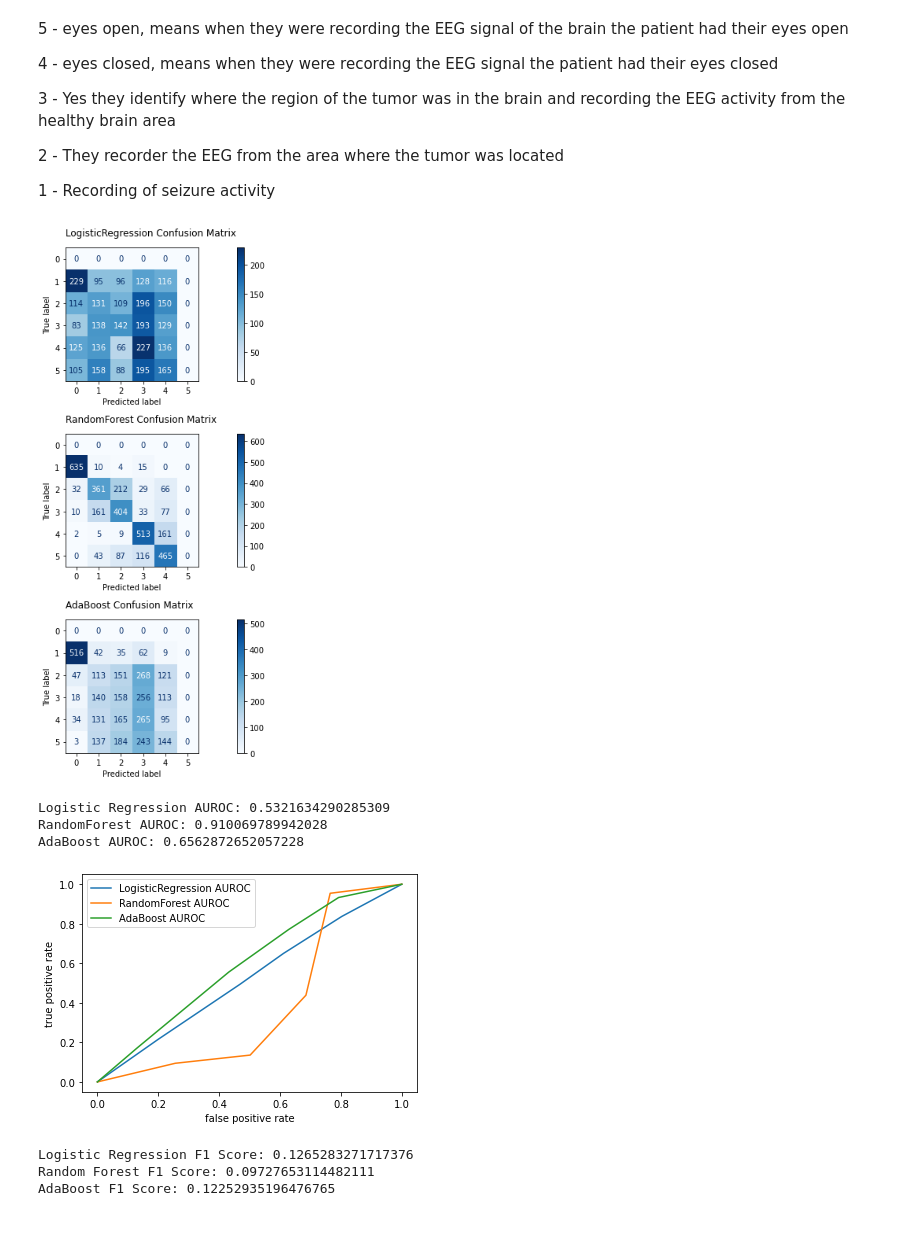
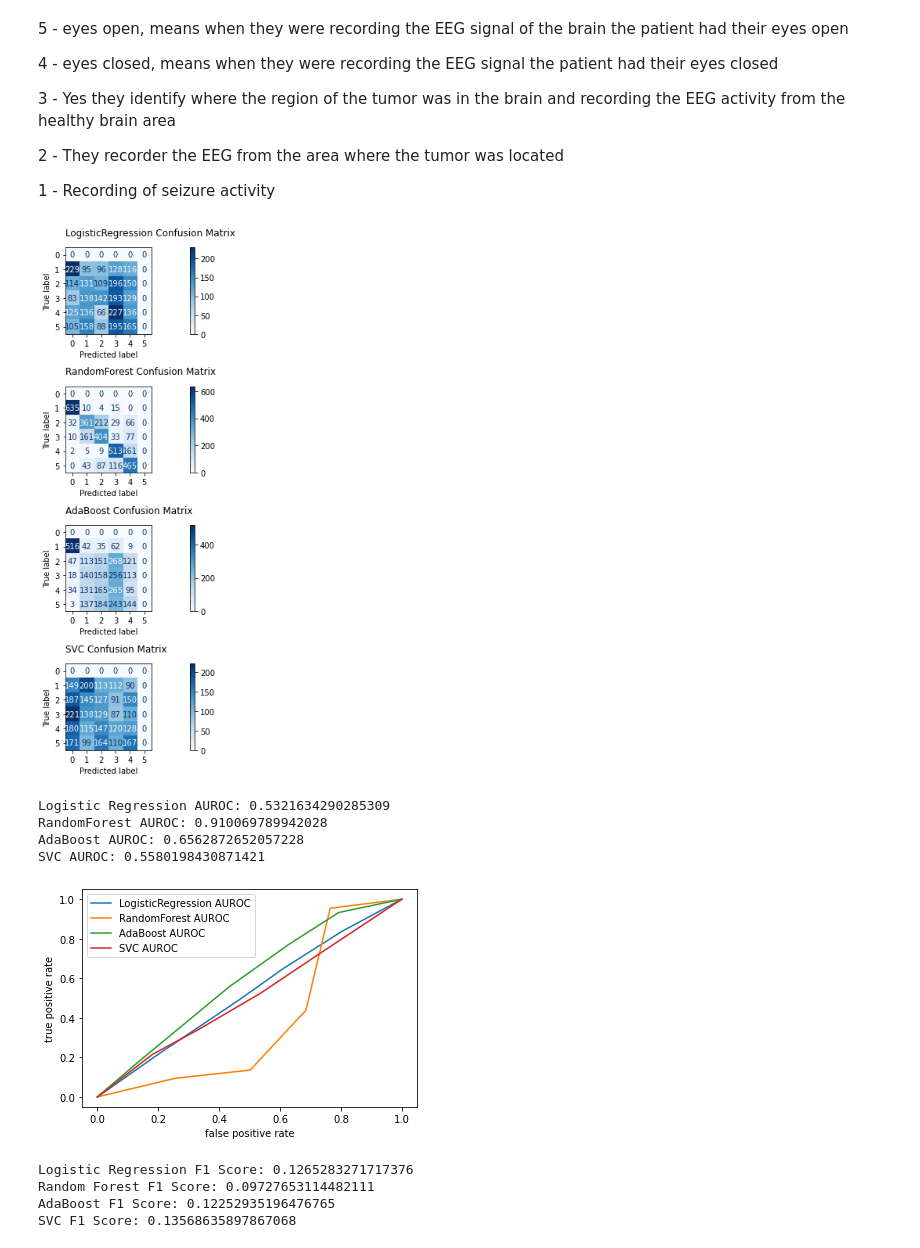
Before and after one commit to Br111t/epileptic, a Jupyter notebook: ESR_Preprocessing_Modeling.ipynb, the cells around one changed output. Drawn from its saved outputs; the diff is of its cells as text; code cells hidden in the pictures.

Commit message:
Added Support Vector Machine classifier

```diff
--- a/ESR_Preprocessing_Modeling.ipynb
+++ b/ESR_Preprocessing_Modeling.ipynb
@@ -127,6 +127,23 @@ rf = RandomForestClassifier(n_jobs=2, random_state=0, verbose=1)
 
 ## Instatiate AdaBoost classifier
 ab = AdaBoostClassifier(n_estimators=1000, learning_rate=3.0, algorithm='SAMME', random_state=0)
+# %%
+## Instatiate Support Vector Machine classifier
+svc = SVC(C=1.0,
+          kernel='sigmoid',
+          degree=3,
+          gamma='auto',
+          coef0=0.0,
+          shrinking=True,
+          probability=True,
+          tol=0.001,
+          cache_size=500,
+          class_weight='balanced',
+          verbose=True,
+          max_iter=-1,
+          decision_function_shape='ovr',
+          break_ties=True,
+          random_state=0)
 # %%
 def pos_proba(clf, X_train, y_train, X_test):
     #scale the data
@@ -161,3 +178,6 @@ rf_pipe, rfy_pred, rfflat_ypred = pos_proba(rf, X_train, y_train, X_test)
 # %%
 # AdaBoost class probabilities
 ab_pipe, aby_pred, abflat_ypred = pos_proba(ab, X_train, y_train, X_test)
+# %%
+# SVM class probabilities
+svc_pipe, svcy_pred, svcflat_ypred = pos_proba(svc, X_train, y_train, X_test)
@@ -182,30 +204,37 @@ rf_cm = confusion_matrix(y_test, rfflat_ypred)
 
 # AdaBoost class probabilities
 ab_cm = confusion_matrix(y_test, abflat_ypred)
+
+# SVC class probabilities
+svc_cm = confusion_matrix(y_test, svcflat_ypred)
 # %%
-fig, axes = plt.subplots(3, 1, figsize=(14, 10))
+fig, axes = plt.subplots(4, 1, figsize=(14, 10))
 
 # plotting subplots
 lrd = ConfusionMatrixDisplay(confusion_matrix=lr_cm)
 lrd.plot(ax=axes[0], cmap=plt.cm.Blues)
 axes[0].set_title('LogisticRegression Confusion Matrix', loc='left', pad=15)
 
 rfd = ConfusionMatrixDisplay(confusion_matrix=rf_cm)
 rfd.plot(ax=axes[1], cmap=plt.cm.Blues)
 axes[1].set_title('RandomForest Confusion Matrix', loc='left', pad=15)
 
 abd = ConfusionMatrixDisplay(confusion_matrix=ab_cm)
 abd.plot(ax=axes[2], cmap=plt.cm.Blues)
 axes[2].set_title('AdaBoost Confusion Matrix', loc='left', pad=15)
 
+svcd = ConfusionMatrixDisplay(confusion_matrix=svc_cm)
+svcd.plot(ax=axes[3], cmap=plt.cm.Blues)
+axes[3].set_title('SVC Confusion Matrix', loc='left', pad=15)
+
 # automatically adjust padding horizontally
 # as well as vertically.
 plt.tight_layout()
 
 # display plot
 plt.show()
 # %% [output]
-[figure, old version]
+[figure, new version]
 # %%
 def classOpVal(y_test, y_pred, flat_ypred, clf_pipe):
     # Calculate AUROC
@@ -234,6 +266,9 @@ plt.plot(rf_fpr, rf_tpr, linestyle='-', label="RandomForest AUROC" % rf_auc)
 print("AdaBoost AUROC:", ab_auc)
 plt.plot(ab_fpr, ab_tpr, linestyle='-', label="AdaBoost AUROC" % ab_auc)
 
+print("SVC AUROC:", svc_auc)
+plt.plot(svc_fpr, svc_tpr, linestyle='-', label="SVC AUROC" % ab_auc)
+
 # set axis labels
 plt.xlabel('false positive rate')
 plt.ylabel('true positive rate')
@@ -246,7 +281,8 @@ plt.show()
 Logistic Regression AUROC: 0.5321634290285309
 RandomForest AUROC: 0.910069789942028
 AdaBoost AUROC: 0.6562872652057228
+SVC AUROC: 0.5580198430871421
-[figure, old version]
+[figure, new version]
 # %%
 # Logistic Regression f1_score
 lr_f1 = f1_score(y_test, lrflat_ypred, pos_label=1, average='macro', sample_weight=None, zero_division='warn')
@@ -259,7 +295,12 @@ print('Random Forest F1 Score:', rf_f1)
 # AdaBoost f1_score
 ab_f1 = f1_score(y_test, abflat_ypred, pos_label=1, average='macro', sample_weight=None, zero_division='warn')
 print('AdaBoost F1 Score:', ab_f1)
+
+# SVC f1_score
+svc_f1 = f1_score(y_test, svcflat_ypred, pos_label=1, average='macro', sample_weight=None, zero_division='warn')
+print('SVC F1 Score:', svc_f1)
 # %% [output]
 Logistic Regression F1 Score: 0.1265283271717376
 Random Forest F1 Score: 0.09727653114482111
 AdaBoost F1 Score: 0.12252935196476765
+SVC F1 Score: 0.13568635897867068
```
Also changed, not shown: parts of 3 cells of this notebook.
